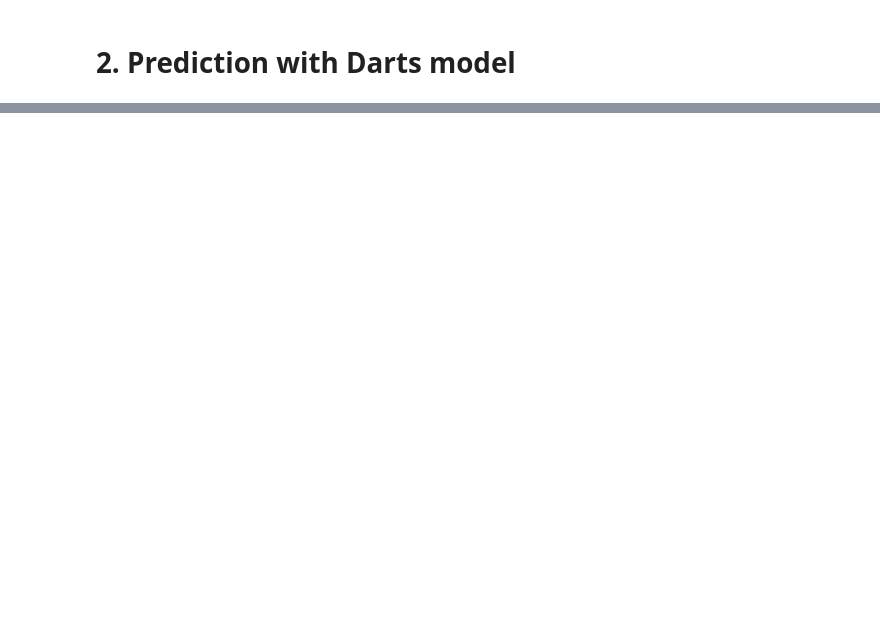
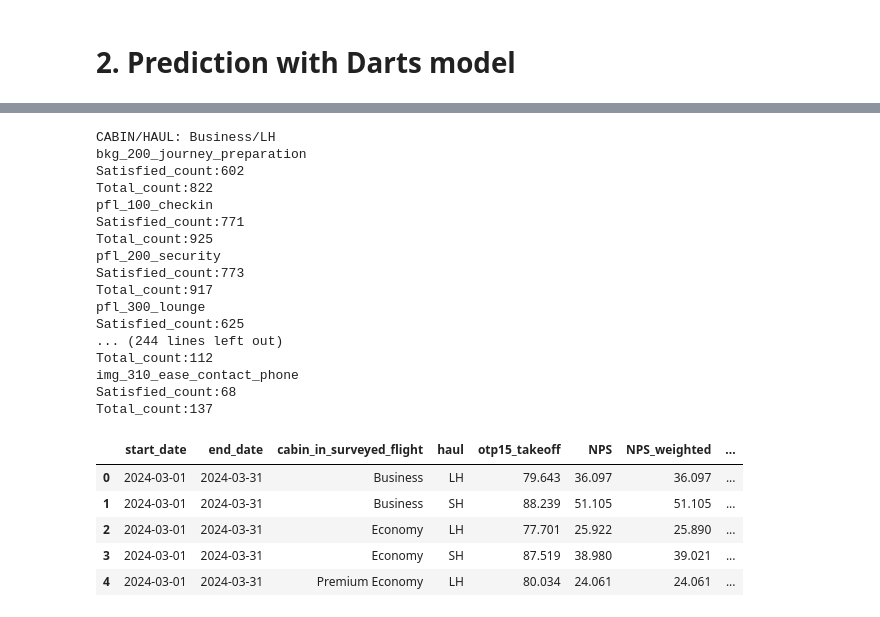
Before and after one commit to nomadicsenseis/AI_Explanatory_Drivers-VS_target_pipeline, a Jupyter notebook: develop/aggregated_production_model.ipynb, the cells around one changed output, grey strips where cells are left out. Cells and saved outputs as stored; diff of their text form; code cells hidden in the pictures; blank space fills up the shorter version.

Commit message:
Addeed NPS and NPS_weighted columns. Added drop duplicates in respondant id and drop Premium Eco SH. Added new satisfaction fucntion

```diff
--- a/develop/aggregated_production_model.ipynb
+++ b/develop/aggregated_production_model.ipynb
@@ -319,0 +330,2 @@ df_historic
+# %%
+df_historic = df_historic.drop_duplicates(subset='respondent_id', keep='first')
@@ -339,10 +359,23 @@ def calculate_weighted_nps(group_df):
         return 0
 
 def calculate_satisfaction(df, variable):
-    """Calcula la tasa de satisfacción para una variable dada."""
-    satisfied_count = df[df[variable] >= 8].shape[0]
-    total_count = df[variable].notnull().sum()
-    return (satisfied_count / total_count) * 100 if total_count != 0 else 0
+    """Calcula la tasa de satisfacción para una variable dada, utilizando pesos mensuales si están disponibles."""
+    # Comprobar si la columna 'monthly_weight' existe y no está completamente vacía para los datos relevantes
+    if 'monthly_weight' in df.columns and not df[df[variable].notnull()]['monthly_weight'].isnull().all():
+        # Suma de los pesos donde la variable es >= 8 y satisface la condición de estar satisfecho
+        satisfied_weight = df[df[variable] >= 8]['monthly_weight'].sum()
+        # Suma de todos los pesos donde la variable no es NaN
+        total_weight = df[df[variable].notnull()]['monthly_weight'].sum()
+        # Calcula el porcentaje de satisfacción usando los pesos
+        return (satisfied_weight / total_weight) * 100 if total_weight != 0 else 0
+    else:
+        # Contar respuestas satisfechas
+        satisfied_count = df[df[variable] >= 8].shape[0]
+        # Contar total de respuestas válidas
+        total_count = df[variable].notnull().sum()
+        # Calcula el porcentaje de satisfacción usando conteo
+        return (satisfied_count / total_count) * 100 if total_count != 0 else 0
+
 
 def calculate_otp(df, variable='otp15_takeoff'):
     """Calcula el On-Time Performance (OTP) como el porcentaje de valores igual a 1."""
@@ -376,6 +409,8 @@ def calculate_metrics_summary(df, start_date, end_date, touchpoints):
     results_list = []
 
     for (cabin, haul), group_df in df_filtered.groupby(['cabin_in_surveyed_flight', 'haul']):
+
+        print(f'CABIN/HAUL: {cabin}/{haul}')
         result = {
             'start_date': start_date,
             'end_date': end_date,
@@ -396,6 +431,7 @@ def calculate_metrics_summary(df, start_date, end_date, touchpoints):
         # Satisfacción para cada touchpoint
         for tp in touchpoints:
             result[f'{tp}_satisfaction'] = calculate_satisfaction(group_df, tp)
+
 
         # Calcula el factor de carga para la cabina
         pax_column, capacity_column = cabin_mapping.get(cabin, (None, None))
@@ -428,15 +464,15 @@ def calculate_metrics_for_intervals(df, touchpoints, start_date, end_date):
     results_df = pd.concat(all_metrics, ignore_index=True)
     return results_df
 
-# Ejemplo de uso:
-# touchpoints = ['tp1', 'tp2', 'tp3']  # Asegúrate de reemplazar estos con los nombres reales de tus touchpoints
-df_result = calculate_metrics_summary(df_historic, '2023-01-01', '2023-01-31', touchpoints)
-# print(df_result)
+# # Ejemplo de uso:
+# # touchpoints = ['tp1', 'tp2', 'tp3']  # Asegúrate de reemplazar estos con los nombres reales de tus touchpoints
+# df_result = calculate_metrics_summary(df_historic, '2023-01-01', '2023-01-31', touchpoints)
+# # print(df_result)
 
-# Definir la fecha de inicio del año y la fecha de fin específica
-start_date = '2024-01-01'
-end_date = '2024-04-08'
+# # Definir la fecha de inicio del año y la fecha de fin específica
+# start_date = '2023-03-01'
+# end_date = '2023-05-01'
 
 
 
-results_intervals_df = calculate_metrics_for_intervals(df_historic, touchpoints, start_date, end_date)
+# results_intervals_df = calculate_metrics_for_intervals(df_historic, touchpoints, start_date, end_date)
@@ -502,0 +535,26 @@ all_intervals_results.to_csv('intervals.csv')
+# %%
+calculate_metrics_summary(df_historic, '2024-03-01', '2024-03-31', touchpoints)
+# %% [output]
+CABIN/HAUL: Business/LH
+bkg_200_journey_preparation
+Satisfied_count:602
+Total_count:822
+pfl_100_checkin
+Satisfied_count:771
+Total_count:925
+pfl_200_security
+Satisfied_count:773
+Total_count:917
+pfl_300_lounge
+Satisfied_count:625
+... (244 lines left out)
+Total_count:112
+img_310_ease_contact_phone
+Satisfied_count:68
+Total_count:137
+|  | start_date | end_date | cabin_in_surveyed_flight | haul | otp15_takeoff | NPS | NPS_weighted | ... |
+| 0 | 2024-03-01 | 2024-03-31 | Business | LH | 79.643 | 36.097 | 36.097 | ... |
+| 1 | 2024-03-01 | 2024-03-31 | Business | SH | 88.239 | 51.105 | 51.105 | ... |
+| 2 | 2024-03-01 | 2024-03-31 | Economy | LH | 77.701 | 25.922 | 25.890 | ... |
+| 3 | 2024-03-01 | 2024-03-31 | Economy | SH | 87.519 | 38.980 | 39.021 | ... |
+| 4 | 2024-03-01 | 2024-03-31 | Premium Economy | LH | 80.034 | 24.061 | 24.061 | ... |
```
Also changed, not shown: parts of 29 cells of this notebook, 5 other files.
